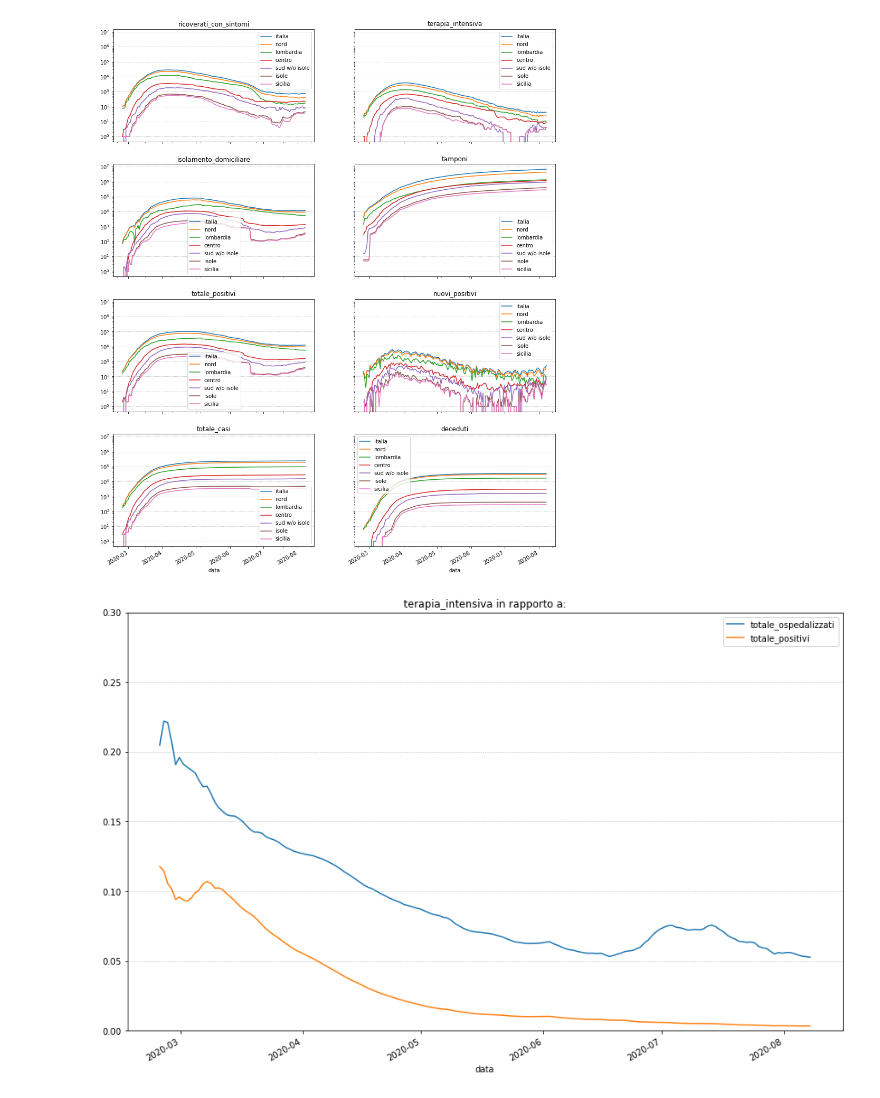
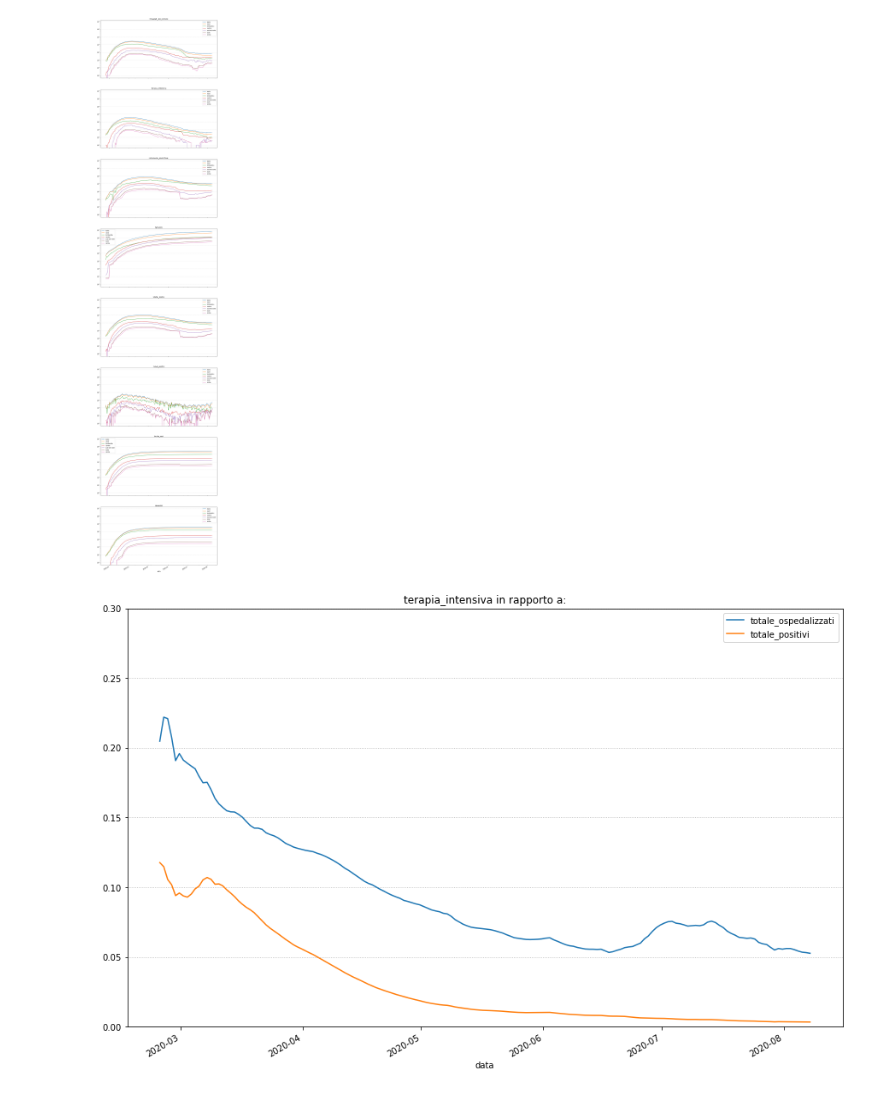
Before and after one commit to AvverbioPronome/covid, a Jupyter notebook: Covid1.ipynb, the cells around one changed output. Cells and saved outputs as stored; diff of their text form; code cells hidden in the pictures.

```diff
--- a/Covid1.ipynb
+++ b/Covid1.ipynb
@@ -51,35 +51,35 @@ colonne = [
     "ricoverati_con_sintomi",
     "terapia_intensiva",
 #    "totale_ospedalizzati",
     "isolamento_domiciliare",
     "tamponi",
     "totale_positivi",
     "nuovi_positivi",
     "totale_casi",
 #    "dimessi_guariti",
     "deceduti"
 ]
 
-c = 2
+c = 1
 r = len(colonne)//c
 assert len(colonne) % c == 0, "Make sure to even out your picture"
 fig, axes = plt.subplots(r,c,sharex=True,sharey=True,figsize=(15,r*10/c))
 
 from itertools import cycle
 axes = cycle(axes.flatten())
 for a in aree:
     t = filter_area(dati, a).groupby("data").sum()
     for c in colonne:
         ax = next(axes)
 
         t.plot(y=c, ax=ax, label=a['name'], title=c)
         ax.semilogy()
         ax.grid(axis='y', ls=':')
         #ax.set_xlim(left=(pd.Timestamp.now(tz='Europe/Rome') - pd.Timedelta(days=30)))
 
 fig.show()
 # %% [output]
-[figure, old version]
+[figure, new version]
 # %%
 fig, ax = plt.subplots()
 complessiva=dati.groupby("data").sum()
```
Also changed, not shown: parts of 1 cell of this notebook.
